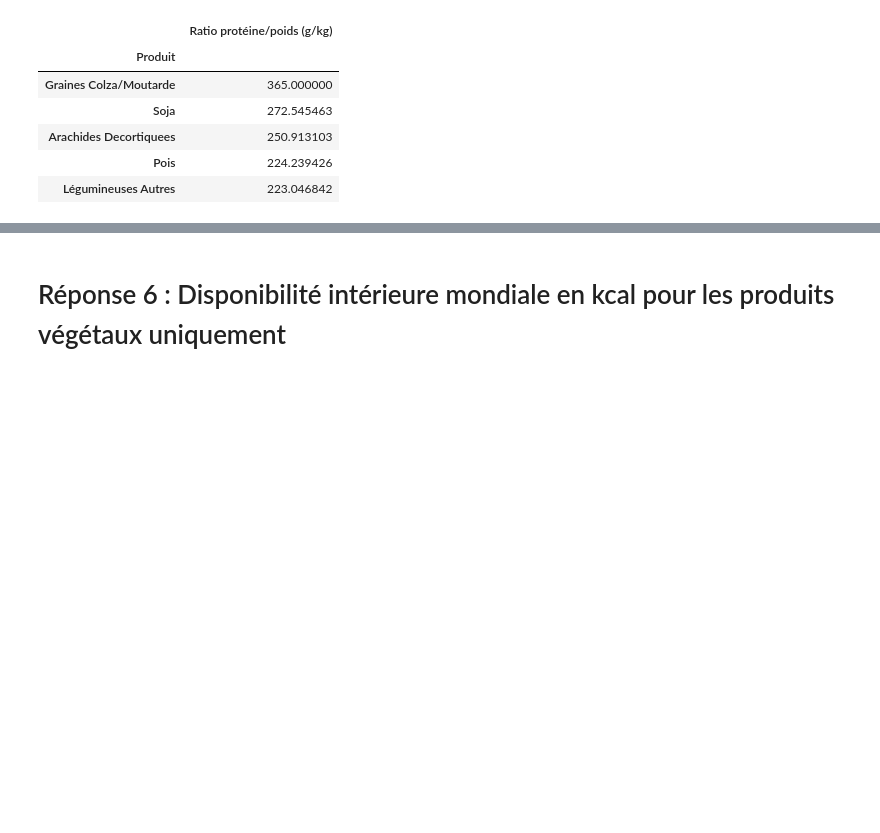
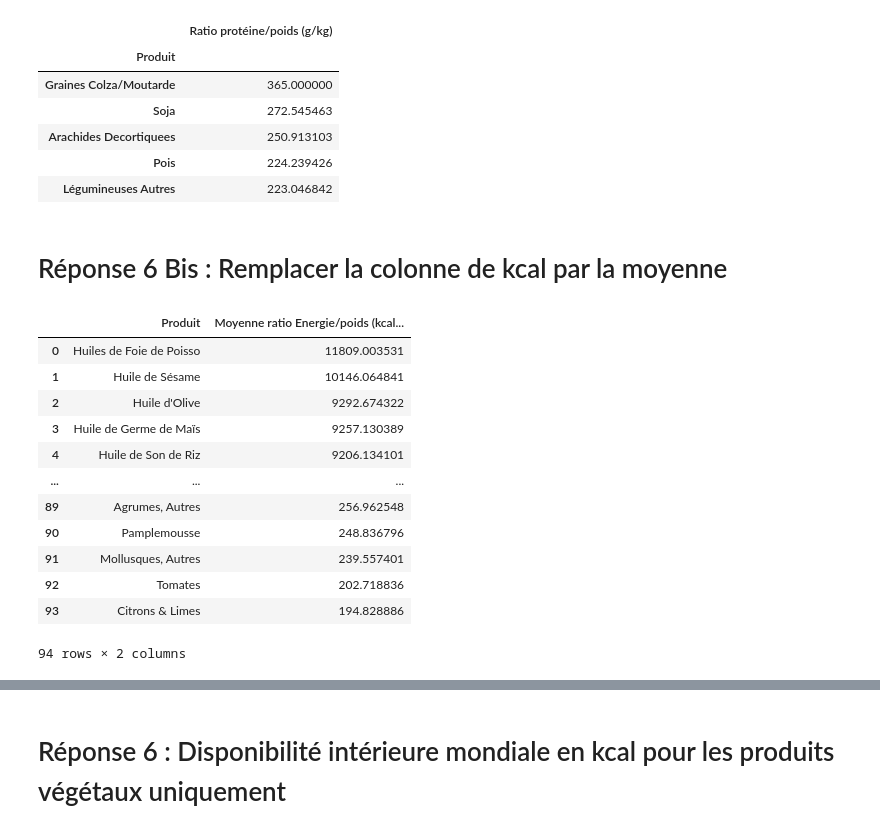
Before and after one commit to boublenza/Formation_OC, a Jupyter notebook: Projet3.ipynb, the cells around one changed output, grey strips where cells are left out. Drawn from its saved outputs; the diff is of its cells as text; code cells hidden in the pictures; blank space fills up the shorter version.

```diff
--- a/Projet3.ipynb
+++ b/Projet3.ipynb
@@ -489,3 +479,22 @@ df_moyenne_rapport_proteine.head(5)
 | Arachides Decortiquees | 250.913103 |
 | Pois | 224.239426 |
 | Légumineuses Autres | 223.046842 |
+# %% [markdown]
+#  Réponse 6 Bis : Remplacer la colonne de kcal par la moyenne
+# %%
+df_moyenne_rapport_calorique.rename(columns = {'Ratio Energie/poids (kcal/kg)':'Moyenne ratio Energie/poids (kcal/kg)'}, inplace = True)
+df_moyenne_rapport_calorique.reset_index()
+# %% [output]
+|  | Produit | Moyenne ratio Energie/poids (kcal... |
+| 0 | Huiles de Foie de Poisso | 11809.003531 |
+| 1 | Huile de Sésame | 10146.064841 |
+| 2 | Huile d'Olive | 9292.674322 |
+| 3 | Huile de Germe de Maïs | 9257.130389 |
+| 4 | Huile de Son de Riz | 9206.134101 |
+| ... | ... | ... |
+| 89 | Agrumes, Autres | 256.962548 |
+| 90 | Pamplemousse | 248.836796 |
+| 91 | Mollusques, Autres | 239.557401 |
+| 92 | Tomates | 202.718836 |
+| 93 | Citrons & Limes | 194.828886 |
+94 rows × 2 columns
```
Also changed, not shown: parts of 26 cells of this notebook.
